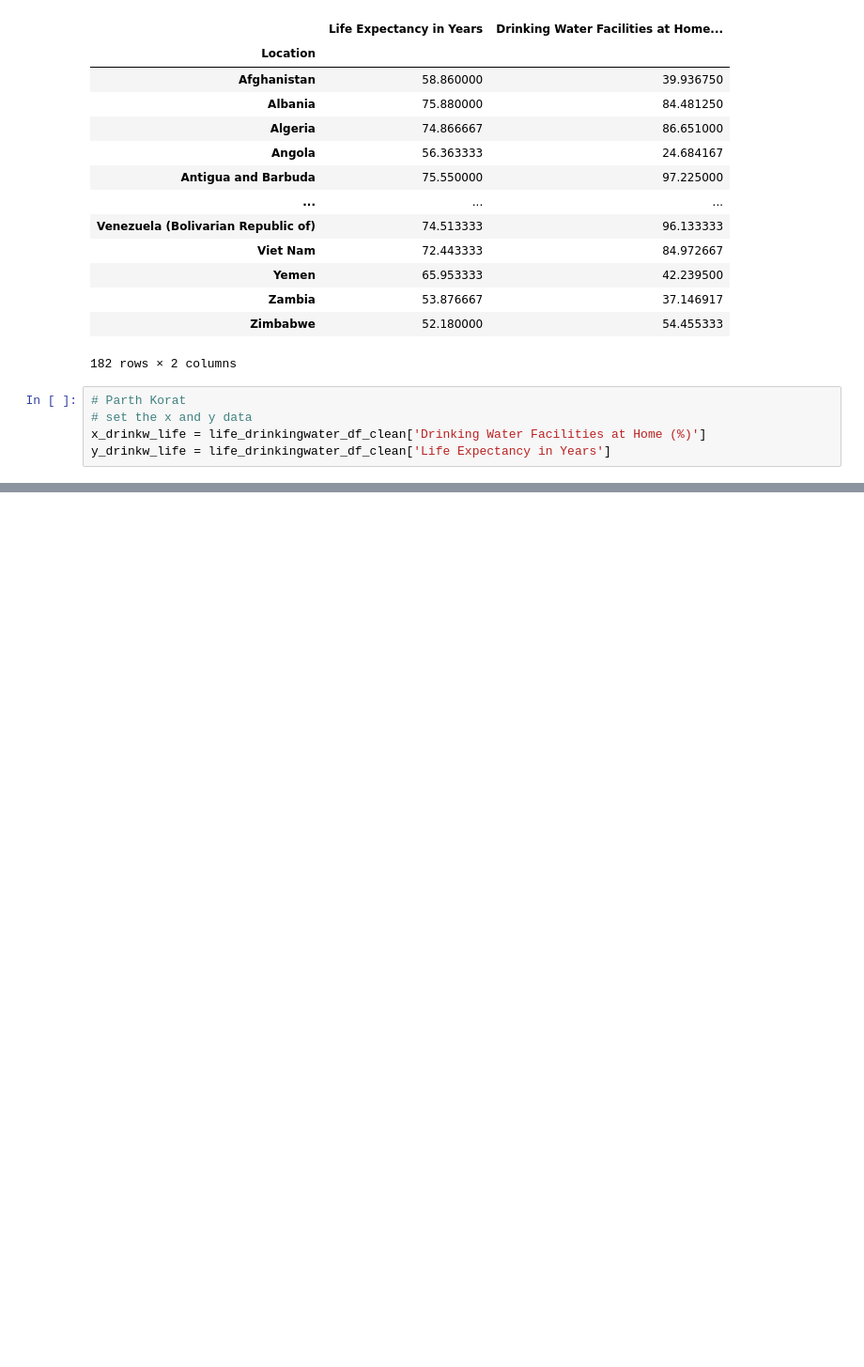
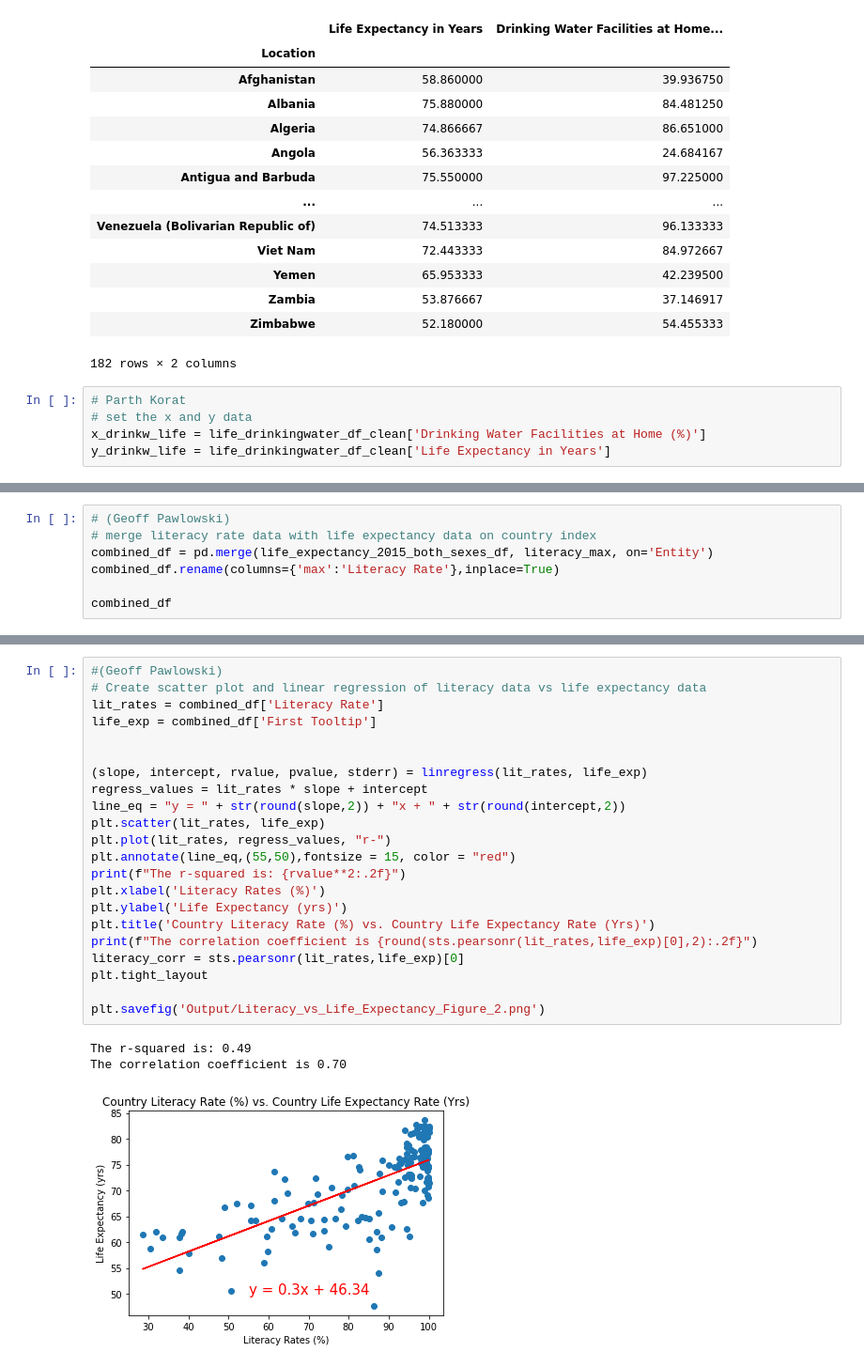
Before and after one commit to pkorat/World-Life-Expectancy-Analysis, a Jupyter notebook: main_pk_6_30_21.ipynb, the cells around one changed output, grey strips where cells are left out. Shown at 94% size. Cells and saved outputs as stored; diff of their text form; blank space fills up the shorter version.

```diff
--- a/main_pk_6_30_21.ipynb
+++ b/main_pk_6_30_21.ipynb
@@ -493,0 +577,7 @@ Pearsons correlation: 0.84
+# %%
+# (Geoff Pawlowski)
+# merge literacy rate data with life expectancy data on country index
+combined_df = pd.merge(life_expectancy_2015_both_sexes_df, literacy_max, on='Entity')
+combined_df.rename(columns={'max':'Literacy Rate'},inplace=True)
+
+combined_df
@@ -493,0 +598,26 @@ Pearsons correlation: 0.84
+# %%
+#(Geoff Pawlowski)
+# Create scatter plot and linear regression of literacy data vs life expectancy data
+lit_rates = combined_df['Literacy Rate']
+life_exp = combined_df['First Tooltip']
+
+
+(slope, intercept, rvalue, pvalue, stderr) = linregress(lit_rates, life_exp)
+regress_values = lit_rates * slope + intercept
+line_eq = "y = " + str(round(slope,2)) + "x + " + str(round(intercept,2))
+plt.scatter(lit_rates, life_exp)
+plt.plot(lit_rates, regress_values, "r-")
+plt.annotate(line_eq,(55,50),fontsize = 15, color = "red")
+print(f"The r-squared is: {rvalue**2:.2f}")
+plt.xlabel('Literacy Rates (%)')
+plt.ylabel('Life Expectancy (yrs)')
+plt.title('Country Literacy Rate (%) vs. Country Life Expectancy Rate (Yrs)')
+print(f"The correlation coefficient is {round(sts.pearsonr(lit_rates,life_exp)[0],2):.2f}")
+literacy_corr = sts.pearsonr(lit_rates,life_exp)[0]
+plt.tight_layout
+
+plt.savefig('Output/Literacy_vs_Life_Expectancy_Figure_2.png')
+# %% [output]
+The r-squared is: 0.49
+The correlation coefficient is 0.70
+[figure, added]
```
Also changed, not shown: parts of 41 cells of this notebook, 9 other files.
